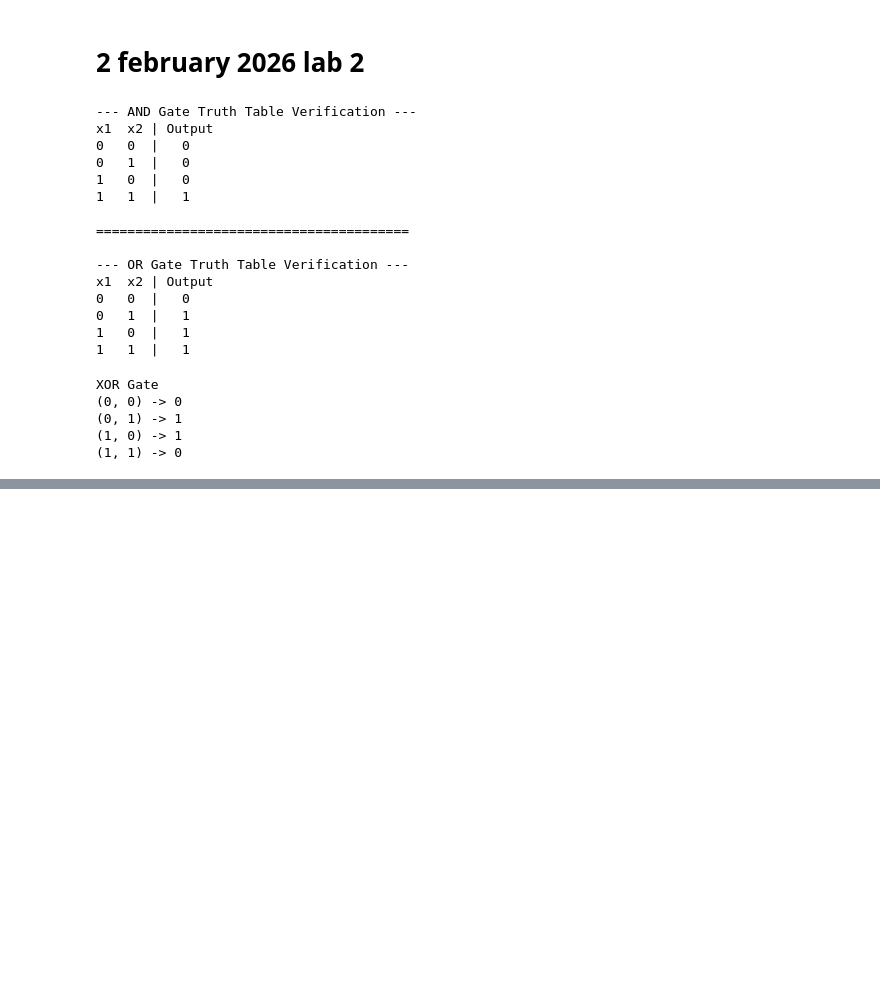
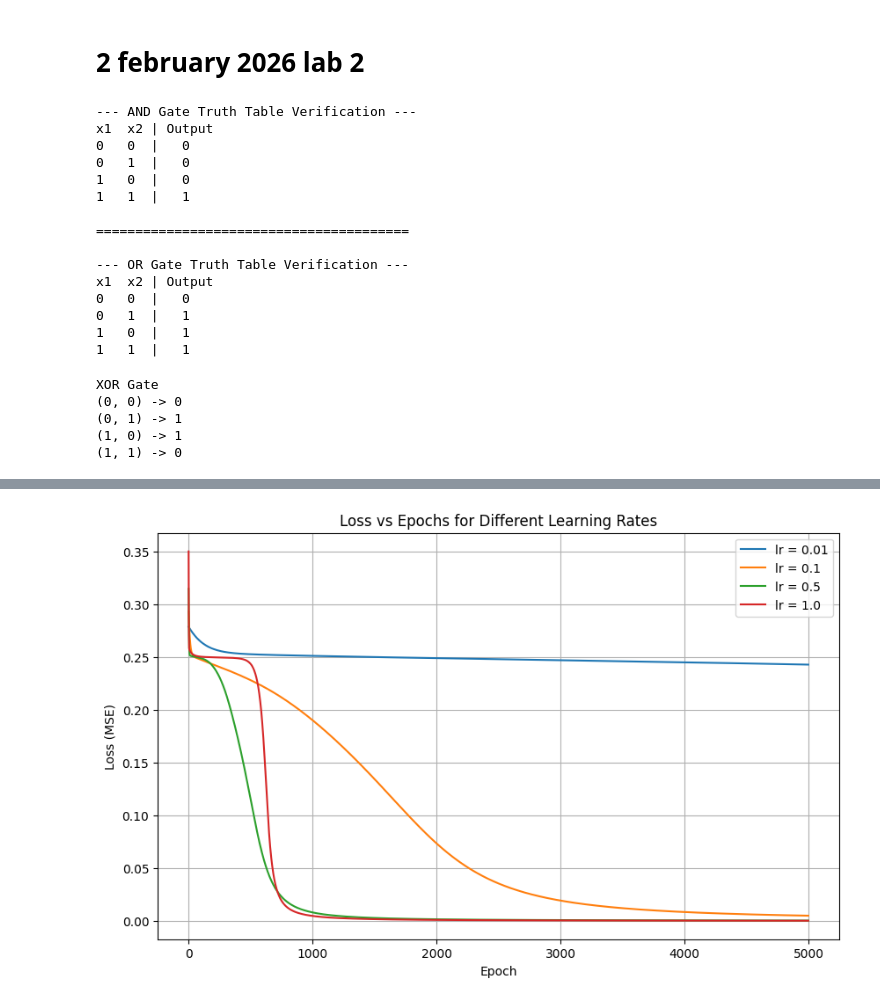
Before and after one commit to mekaviraj/ML_sem5, a Jupyter notebook: DLLL_sem_6.ipynb, the cells around one changed output, grey strips where cells are left out. Cells and saved outputs as stored; diff of their text form; code cells hidden in the pictures; blank space fills up the shorter version.

```diff
--- a/DLLL_sem_6.ipynb
+++ b/DLLL_sem_6.ipynb
@@ -160,0 +423,73 @@ XOR Gate
+# %%
+import numpy as np
+import matplotlib.pyplot as plt
+
+# Sigmoid & derivative
+def sigmoid(x):
+    return 1 / (1 + np.exp(-x))
+
+def sigmoid_derivative(x):
+    return x * (1 - x)
+
+# Simple 1 hidden layer neural network
+def train_and_record(X, y, lr, epochs=1000, hidden_size=4):
+    input_size = X.shape[1]
+    output_size = y.shape[1]
+
+    # Random weights
+    W1 = np.random.randn(input_size, hidden_size)
+    b1 = np.zeros((1, hidden_size))
+    W2 = np.random.randn(hidden_size, output_size)
+    b2 = np.zeros((1, output_size))
+
+    losses = []
+
+    for epoch in range(epochs):
+        # Forward
+        z1 = np.dot(X, W1) + b1
+        a1 = sigmoid(z1)
+        z2 = np.dot(a1, W2) + b2
+        output = sigmoid(z2)
+
+        # Loss (MSE)
+        loss = np.mean((output - y) ** 2)
+        losses.append(loss)
+
+        # Backpropagation
+        d_output = (output - y) * sigmoid_derivative(output)
+        d_W2 = np.dot(a1.T, d_output)
+        d_b2 = np.sum(d_output, axis=0, keepdims=True)
+
+        d_hidden = np.dot(d_output, W2.T) * sigmoid_derivative(a1)
+        d_W1 = np.dot(X.T, d_hidden)
+        d_b1 = np.sum(d_hidden, axis=0, keepdims=True)
+
+        # Update weights
+        W2 -= lr * d_W2
+        b2 -= lr * d_b2
+        W1 -= lr * d_W1
+        b1 -= lr * d_b1
+
+    return losses
+
+
+def compare_learning_rates(X, y, learning_rates, epochs=1000):
+    plt.figure(figsize=(10, 6))
+
+    for lr in learning_rates:
+        losses = train_and_record(X, y, lr, epochs)
+        plt.plot(losses, label=f"lr = {lr}")
+
+    plt.title("Loss vs Epochs for Different Learning Rates")
+    plt.xlabel("Epoch")
+    plt.ylabel("Loss (MSE)")
+    plt.legend()
+    plt.grid(True)
+    plt.show()
+# Sample data (XOR)
+X = np.array([[0,0], [0,1], [1,0], [1,1]])
+y = np.array([[0], [1], [1], [0]])
+
+compare_learning_rates(X, y, learning_rates=[0.01, 0.1, 0.5, 1.0], epochs=5000)
+# %% [output]
+[figure, added]
```
Also changed, not shown: parts of 14 cells of this notebook.
